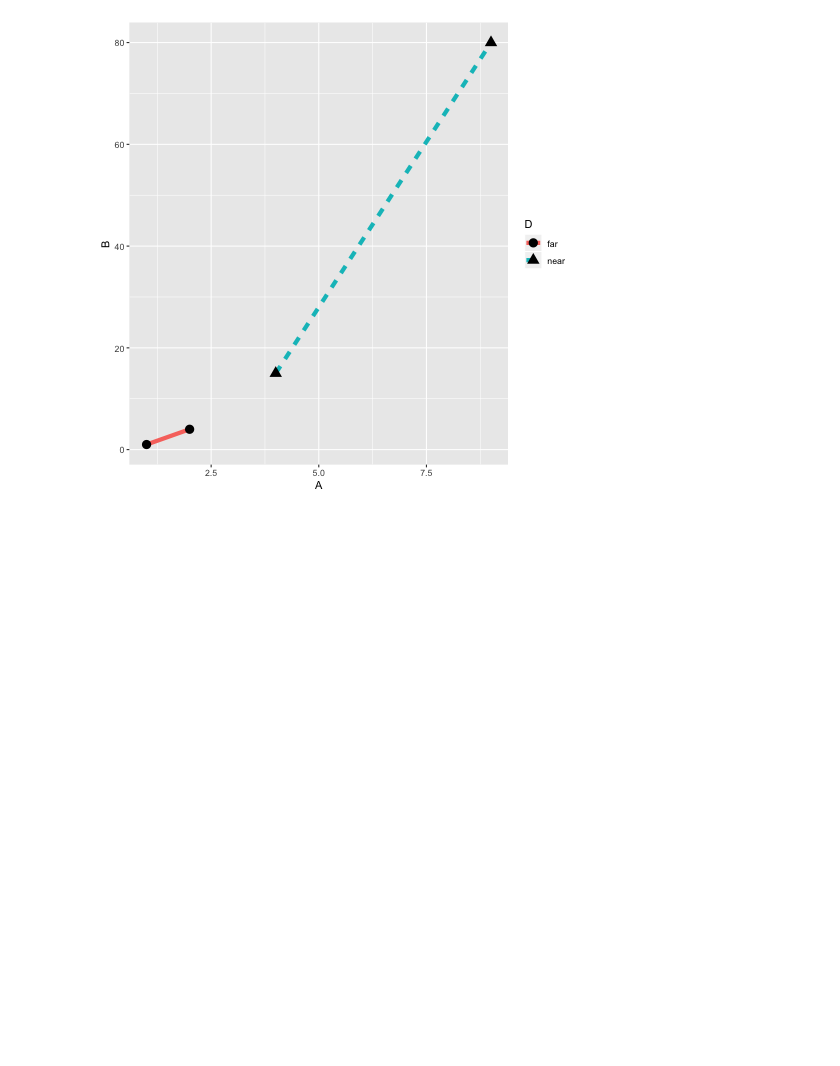
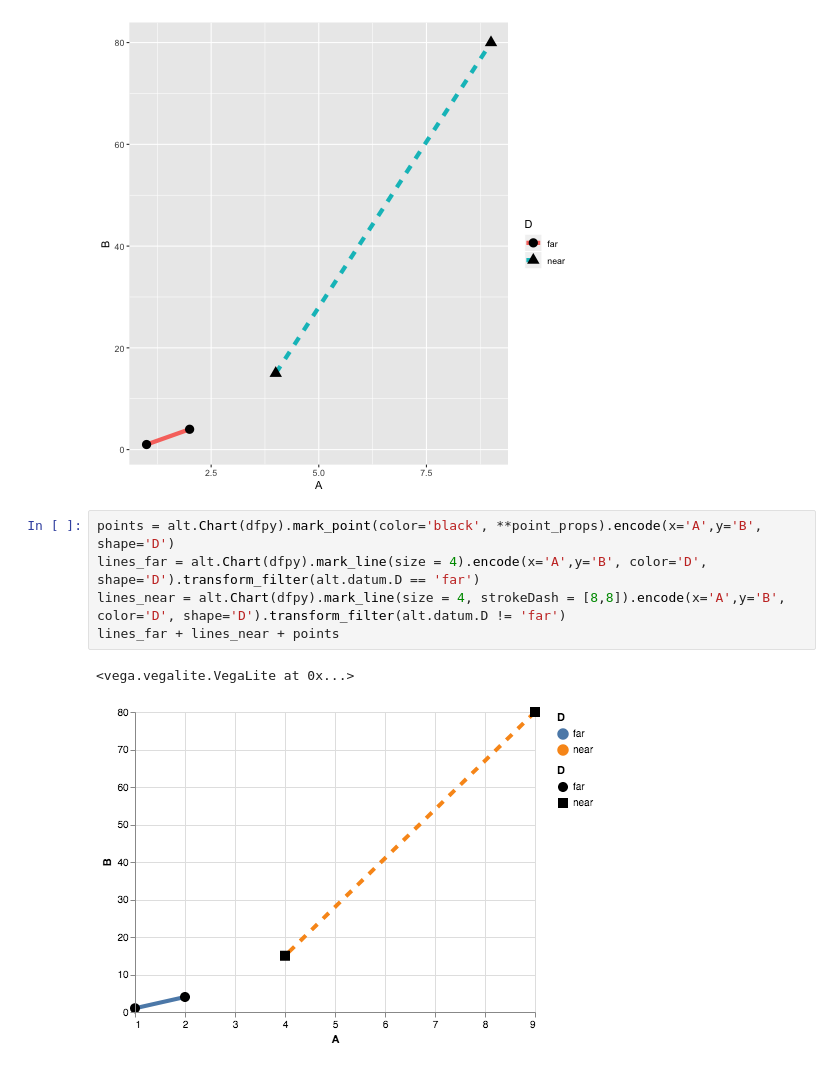
Before and after one commit to WSU-DataScience/SDSS19-dataviz-workshop, a Jupyter notebook: notebooks/introduction_to_ggplot_and_altair_key.ipynb, the cells around one changed output. Cells and saved outputs as stored; diff of their text form; blank space fills up the shorter version.

```diff
--- a/notebooks/introduction_to_ggplot_and_altair_key.ipynb
+++ b/notebooks/introduction_to_ggplot_and_altair_key.ipynb
@@ -370,3 +473,11 @@ ggplot(dfR)  + geom_line(aes(x = A,y=B,color=D),size=2)+ geom_point(aes(x = A,y=
 ggplot(dfR)  + geom_line(aes(x = A,y=B,linetype=D,color=D),size=2)+ geom_point(aes(x = A,y=B,shape=D), size = 4)
 # %% [output]
 [figure]
+# %%
+points = alt.Chart(dfpy).mark_point(color='black', **point_props).encode(x='A',y='B', shape='D')
+lines_far = alt.Chart(dfpy).mark_line(size = 4).encode(x='A',y='B', color='D', shape='D').transform_filter(alt.datum.D == 'far')
+lines_near = alt.Chart(dfpy).mark_line(size = 4, strokeDash = [8,8]).encode(x='A',y='B', color='D', shape='D').transform_filter(alt.datum.D != 'far')
+lines_far + lines_near + points
+# %% [output]
+<vega.vegalite.VegaLite at 0x...>
+[figure, added]
```
Also changed, not shown: parts of 44 cells of this notebook, 10 other files.
